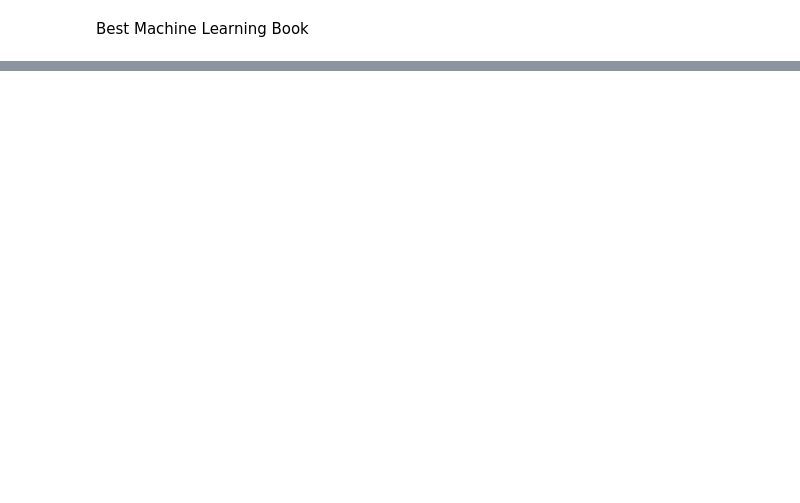
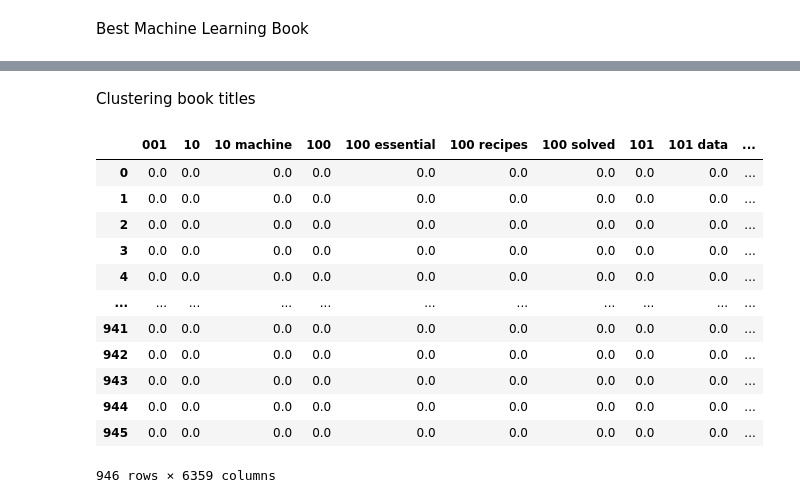
Before and after one commit to thisispawann/review_amazon_data_science_dataset_, a Jupyter notebook: amazon.ipynb, the cells around one changed output, grey strips where cells are left out. Saved outputs shown, nothing was run; the diff lists cells and outputs as text; code cells hidden in the pictures; blank space fills up the shorter version.

Commit message:
TF-ID and text vectorization

```diff
--- a/amazon.ipynb
+++ b/amazon.ipynb
@@ -88,3 +85,27 @@ best_ml_books
 | 559 | Introduction to Machine Learning ... | NaN | 45.00 | 398.0 | 4.5 | 565 | 0.76 | 0.14 | 0.03 | 0.03 | ... |
 | 567 | Advances in Financial Machine Lea... | [Marcos Lopez de Prado] | 40.49 | 400.0 | 4.5 | 514 | 0.76 | 0.09 | 0.07 | 0.03 | ... |
 | 608 | Reinforcement Learning second edi... | NaN | 66.44 | 552.0 | 4.6 | 460 | 0.82 | 0.08 | 0.02 | 0.02 | ... |
+# %% [markdown]
+Clustering book titles
+# %%
+from sklearn.feature_extraction.text import TfidfVectorizer
+vectorizer = TfidfVectorizer(stop_words='english', ngram_range=(1,2))
+
+X = vectorizer.fit_transform(df['title'])
+# %%
+# text vectorization
+pd.DataFrame(X.toarray(), columns=vectorizer.get_feature_names_out())
+# %% [output]
+|  | 001 | 10 | 10 machine | 100 | 100 essential | 100 recipes | 100 solved | 101 | 101 data | ... |
+| 0 | 0.0 | 0.0 | 0.0 | 0.0 | 0.0 | 0.0 | 0.0 | 0.0 | 0.0 | ... |
+| 1 | 0.0 | 0.0 | 0.0 | 0.0 | 0.0 | 0.0 | 0.0 | 0.0 | 0.0 | ... |
+| 2 | 0.0 | 0.0 | 0.0 | 0.0 | 0.0 | 0.0 | 0.0 | 0.0 | 0.0 | ... |
+| 3 | 0.0 | 0.0 | 0.0 | 0.0 | 0.0 | 0.0 | 0.0 | 0.0 | 0.0 | ... |
+| 4 | 0.0 | 0.0 | 0.0 | 0.0 | 0.0 | 0.0 | 0.0 | 0.0 | 0.0 | ... |
+| ... | ... | ... | ... | ... | ... | ... | ... | ... | ... | ... |
+| 941 | 0.0 | 0.0 | 0.0 | 0.0 | 0.0 | 0.0 | 0.0 | 0.0 | 0.0 | ... |
+| 942 | 0.0 | 0.0 | 0.0 | 0.0 | 0.0 | 0.0 | 0.0 | 0.0 | 0.0 | ... |
+| 943 | 0.0 | 0.0 | 0.0 | 0.0 | 0.0 | 0.0 | 0.0 | 0.0 | 0.0 | ... |
+| 944 | 0.0 | 0.0 | 0.0 | 0.0 | 0.0 | 0.0 | 0.0 | 0.0 | 0.0 | ... |
+| 945 | 0.0 | 0.0 | 0.0 | 0.0 | 0.0 | 0.0 | 0.0 | 0.0 | 0.0 | ... |
+946 rows × 6359 columns
```
Also changed, not shown: parts of 1 cell of this notebook.
